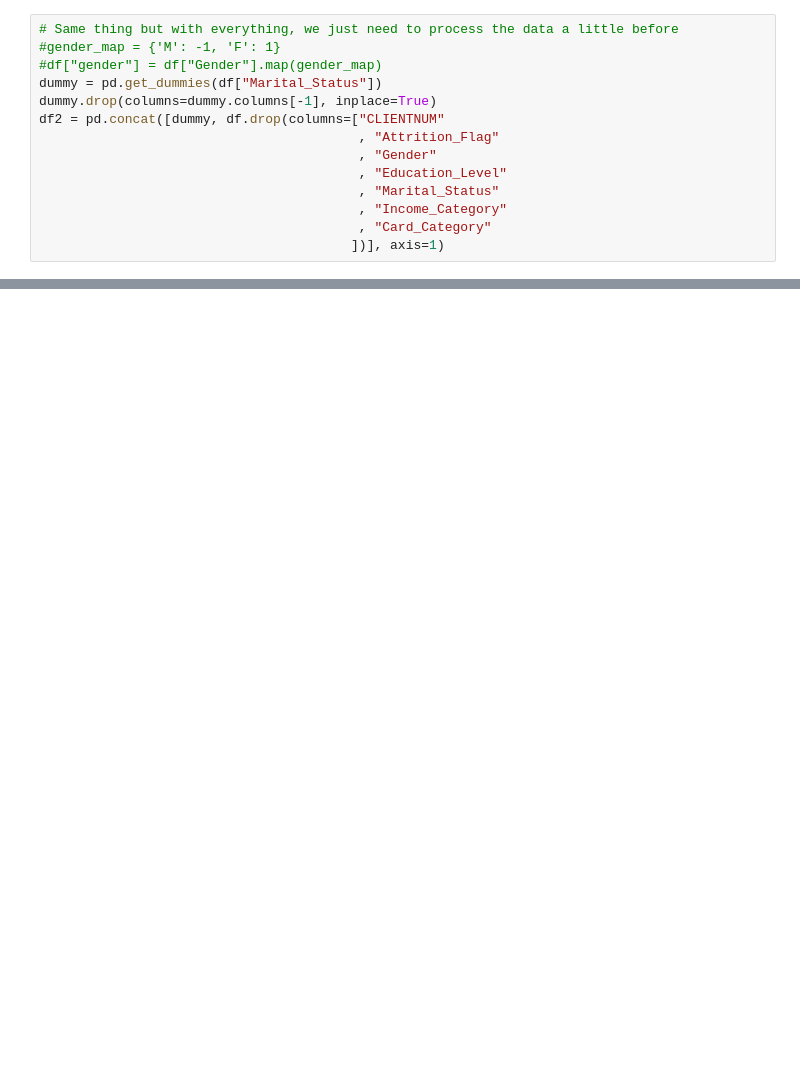
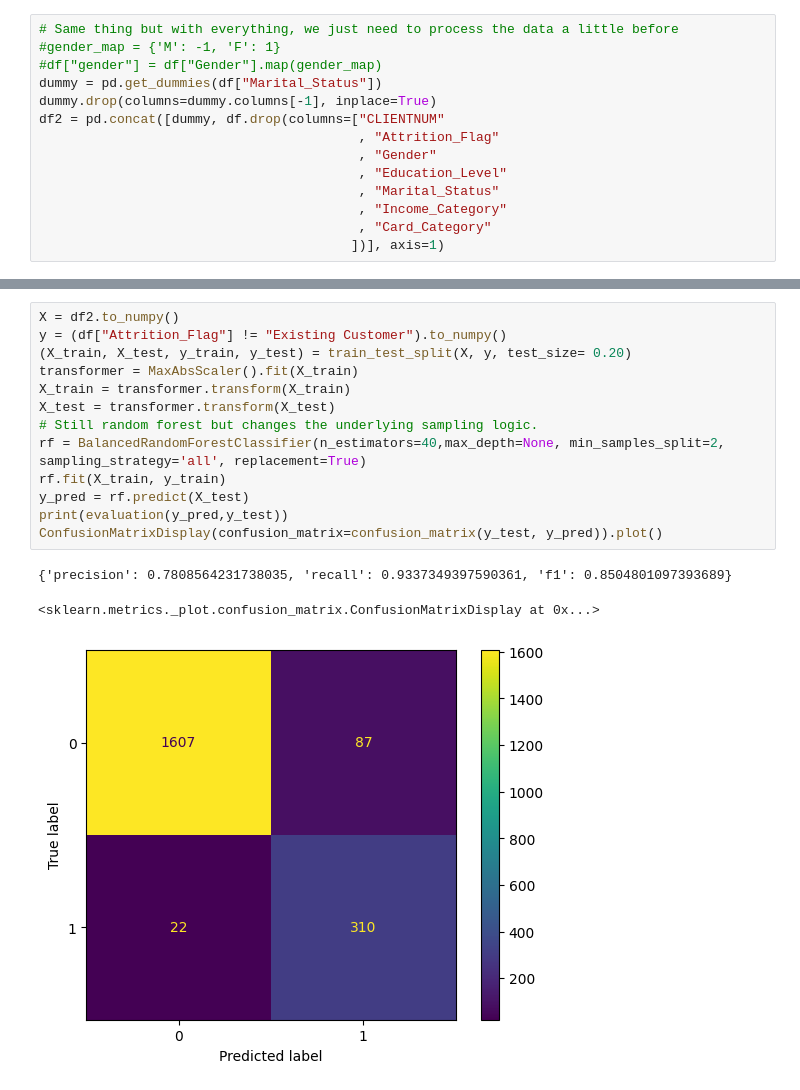
Before and after one commit to henrique-rauen/credit_card, a Jupyter notebook: Explorations.ipynb, the cells around one changed output, grey strips where cells are left out. Drawn from its saved outputs; the diff is of its cells as text; blank space fills up the shorter version.

```diff
--- a/Explorations.ipynb
+++ b/Explorations.ipynb
@@ -465,0 +491,17 @@ ConfusionMatrixDisplay(confusion_matrix=confusion_matrix(y_test, y_pred)).plot()
+# %%
+X = df2.to_numpy()
+y = (df["Attrition_Flag"] != "Existing Customer").to_numpy()
+(X_train, X_test, y_train, y_test) = train_test_split(X, y, test_size= 0.20)
+transformer = MaxAbsScaler().fit(X_train)
+X_train = transformer.transform(X_train)
+X_test = transformer.transform(X_test)
+# Still random forest but changes the underlying sampling logic.
+rf = BalancedRandomForestClassifier(n_estimators=40,max_depth=None, min_samples_split=2, sampling_strategy='all', replacement=True)
+rf.fit(X_train, y_train)
+y_pred = rf.predict(X_test)
+print(evaluation(y_pred,y_test))
+ConfusionMatrixDisplay(confusion_matrix=confusion_matrix(y_test, y_pred)).plot()
+# %% [output]
+{'precision': 0.7808564231738035, 'recall': 0.9337349397590361, 'f1': 0.8504801097393689}
+<sklearn.metrics._plot.confusion_matrix.ConfusionMatrixDisplay at 0x...>
+[figure, added]
```
Also changed, not shown: parts of 18 cells of this notebook.
